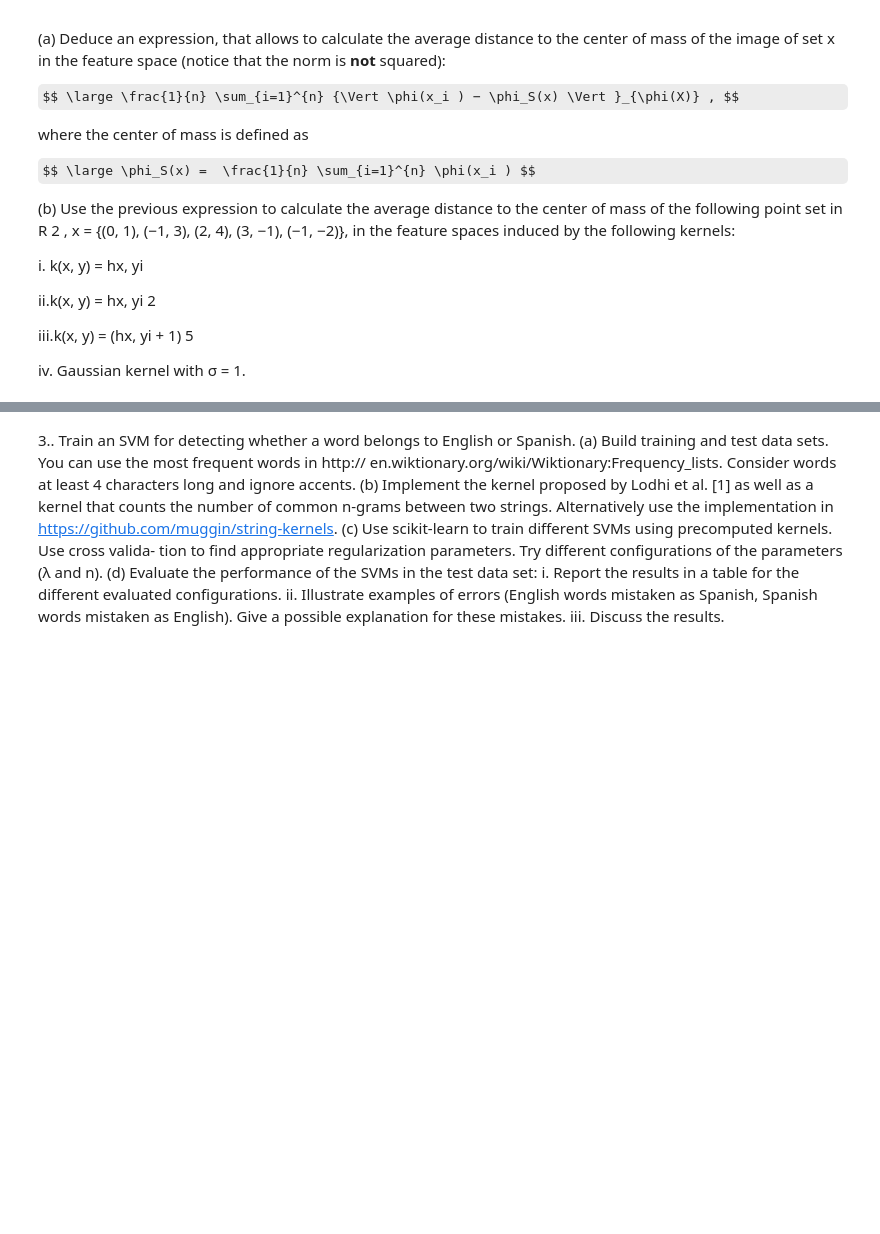
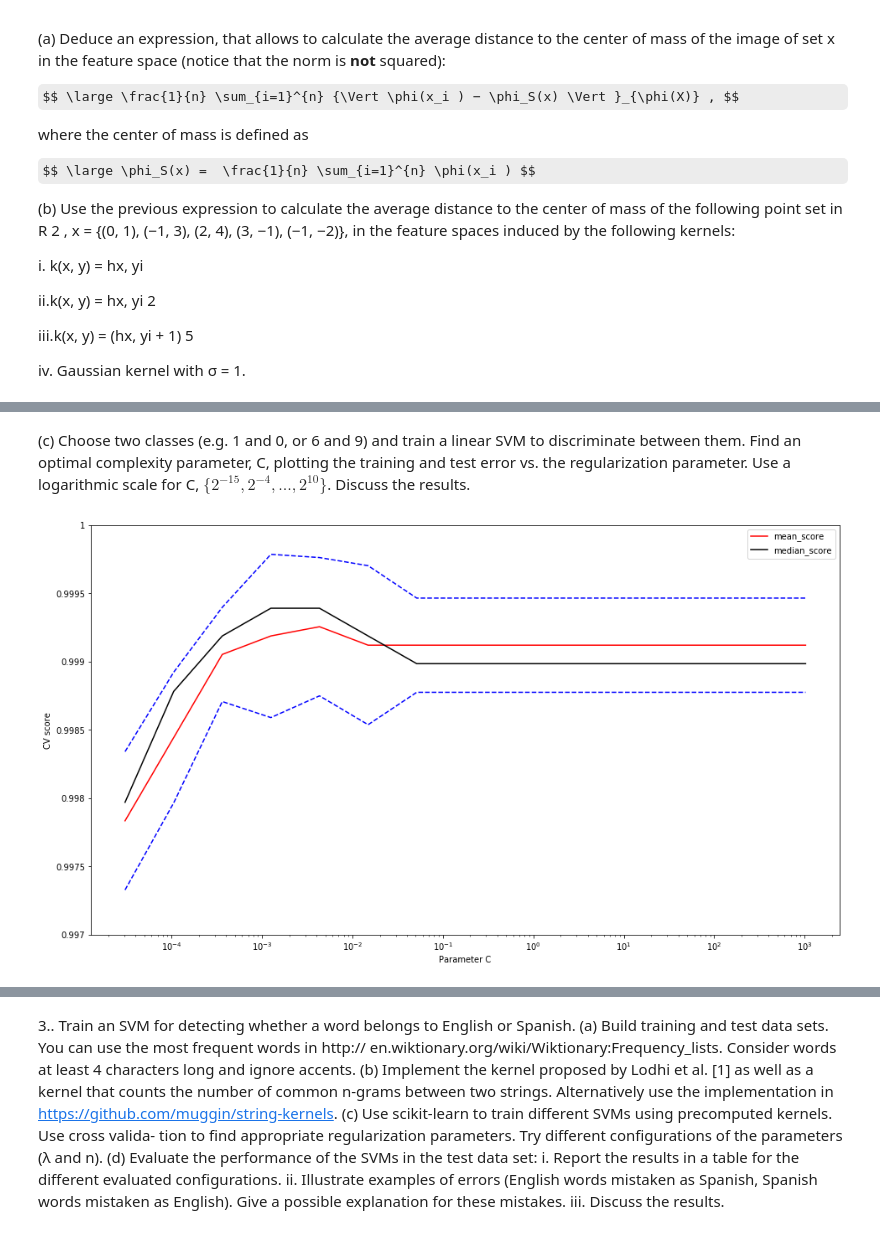
Before and after one commit to ingJSNA/machineLearning2018, a Jupyter notebook: ml-assign3-jsnavarroa.ipynb, the cells around one changed output, grey strips where cells are left out. Saved outputs shown, nothing was run; the diff lists cells and outputs as text; code cells hidden in the pictures; some formulas as TeX source; blank space fills up the shorter version.

Commit message:
Add SVM classifier

```diff
--- a/ml-assign3-jsnavarroa.ipynb
+++ b/ml-assign3-jsnavarroa.ipynb
@@ -32 +73,43 @@ iv. Gaussian kernel with σ = 1.
+# %% [markdown]
+(c) Choose two classes (e.g. 1 and 0, or 6 and 9) and train a linear SVM to discriminate between them. Find an optimal complexity parameter, C, plotting the training and test error vs. the regularization parameter. Use a logarithmic scale for C, $ \{2^{−15} , 2^{−4} , . . . , 2^{10} \} $.
+Discuss the results.
+# %%
+from sklearn.model_selection import train_test_split, cross_val_score
+from sklearn import svm
+
+# Get samples from 0 and 1 digits
+ix = np.isin(y, [0, 1])
+X_subset = X_norm[ix]
+y_subset = y[ix]
+
+# Create a classifier: a support vector classifier
+classifier = svm.SVC(kernel='linear')
+
+C_s = np.logspace(start=-15, stop=10, num=15, base=2)
+
+scores = list()
+scores_std = list()
+scores_median = list()
+for C in C_s:
+    classifier.C = C
+    this_scores = cross_val_score(classifier, X_subset, y_subset, n_jobs=-1)
+    scores.append(np.mean(this_scores))
+    scores_median.append(np.median(this_scores))
+    scores_std.append(np.std(this_scores))
+
+# Do the plotting
+plt.figure(1, figsize=(16, 9))
+plt.clf()
+plt.semilogx(C_s, scores, 'r', label='mean_score')
+plt.semilogx(C_s, np.array(scores_median), 'k', label='median_score')
+plt.semilogx(C_s, np.array(scores) + np.array(scores_std), 'b--')
+plt.semilogx(C_s, np.array(scores) - np.array(scores_std), 'b--')
+locs, labels = plt.yticks()
+plt.yticks(locs, list(map(lambda x: "%g" % x, locs)))
+plt.ylabel('CV score')
+plt.xlabel('Parameter C')
+plt.legend()
+plt.show()
+# %% [output]
+[figure, added]
 # %% [markdown]
```
Also changed, not shown: parts of 6 cells of this notebook, 2 other files.
